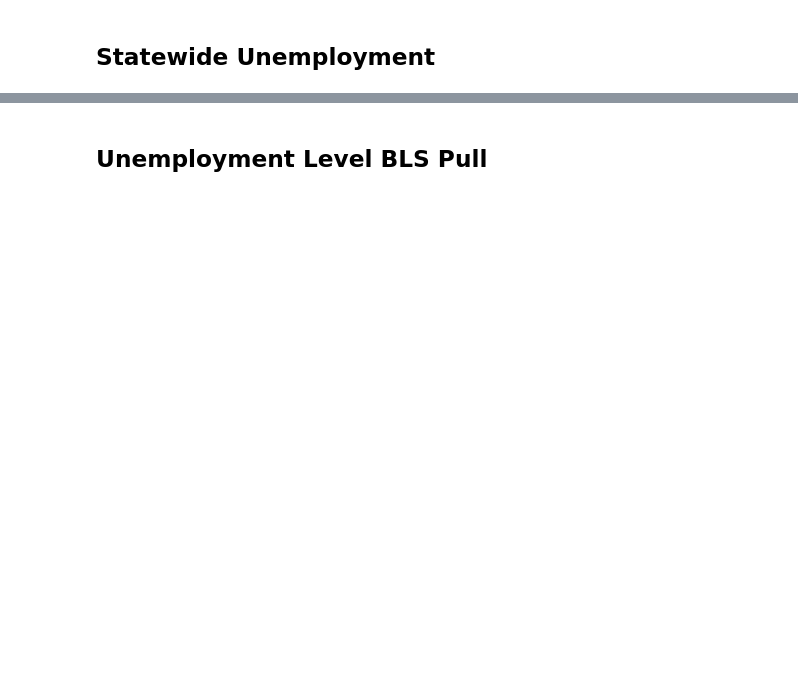
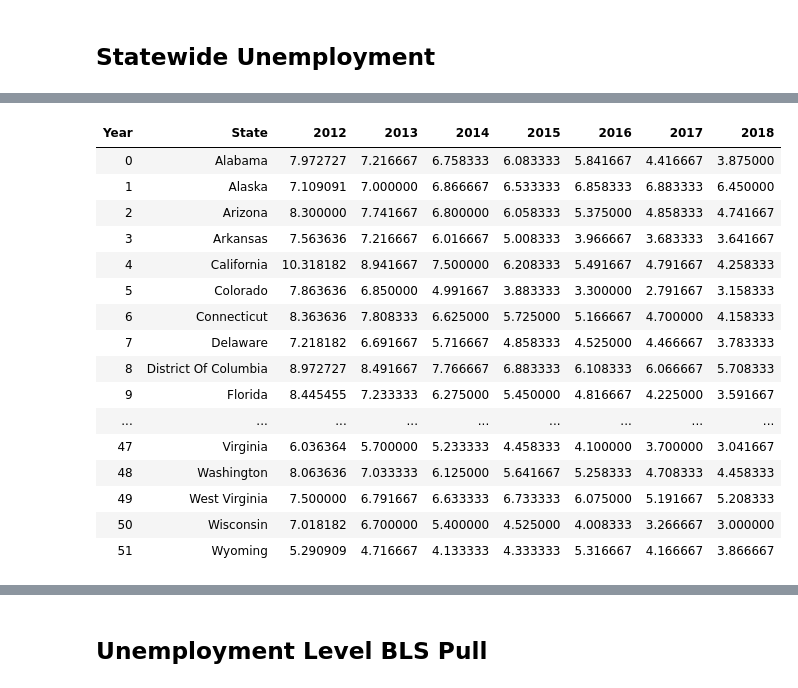
Before and after one commit to jasmine73317/Project-1_Unemployment_data, a Jupyter notebook: Data_Cleaning_for_Master.ipynb, the cells around one changed output, grey strips where cells are left out. Cells and saved outputs as stored; diff of their text form; code cells hidden in the pictures; blank space fills up the shorter version.

```diff
--- a/Data_Cleaning_for_Master.ipynb
+++ b/Data_Cleaning_for_Master.ipynb
@@ -543,0 +829,5 @@ merge_df_2.to_csv("state_merge_2.csv")
+# %%
+state_unemployment_df_3 = state_unemployment_df_3.drop(["Date"] , axis=1)
+state_unemployment_df_3 = state_unemployment_df_3.groupby("Year").mean()
+state_unemployment_df_3 = state_unemployment_df_3.transpose()
+state_unemployment_df_3.head()
@@ -543,0 +841,22 @@ merge_df_2.to_csv("state_merge_2.csv")
+# %%
+state_unemployment_df_3.reset_index(inplace=True)
+state_unemployment_df_3=state_unemployment_df_3.rename(columns={"index":"State"})
+state_unemployment_df_3
+# %% [output]
+| Year | State | 2012 | 2013 | 2014 | 2015 | 2016 | 2017 | 2018 |
+| 0 | Alabama | 7.972727 | 7.216667 | 6.758333 | 6.083333 | 5.841667 | 4.416667 | 3.875000 |
+| 1 | Alaska | 7.109091 | 7.000000 | 6.866667 | 6.533333 | 6.858333 | 6.883333 | 6.450000 |
+| 2 | Arizona | 8.300000 | 7.741667 | 6.800000 | 6.058333 | 5.375000 | 4.858333 | 4.741667 |
+| 3 | Arkansas | 7.563636 | 7.216667 | 6.016667 | 5.008333 | 3.966667 | 3.683333 | 3.641667 |
+| 4 | California | 10.318182 | 8.941667 | 7.500000 | 6.208333 | 5.491667 | 4.791667 | 4.258333 |
+| 5 | Colorado | 7.863636 | 6.850000 | 4.991667 | 3.883333 | 3.300000 | 2.791667 | 3.158333 |
+| 6 | Connecticut | 8.363636 | 7.808333 | 6.625000 | 5.725000 | 5.166667 | 4.700000 | 4.158333 |
+| 7 | Delaware | 7.218182 | 6.691667 | 5.716667 | 4.858333 | 4.525000 | 4.466667 | 3.783333 |
+| 8 | District Of Columbia | 8.972727 | 8.491667 | 7.766667 | 6.883333 | 6.108333 | 6.066667 | 5.708333 |
+| 9 | Florida | 8.445455 | 7.233333 | 6.275000 | 5.450000 | 4.816667 | 4.225000 | 3.591667 |
+| ... | ... | ... | ... | ... | ... | ... | ... | ... |
+| 47 | Virginia | 6.036364 | 5.700000 | 5.233333 | 4.458333 | 4.100000 | 3.700000 | 3.041667 |
+| 48 | Washington | 8.063636 | 7.033333 | 6.125000 | 5.641667 | 5.258333 | 4.708333 | 4.458333 |
+| 49 | West Virginia | 7.500000 | 6.791667 | 6.633333 | 6.733333 | 6.075000 | 5.191667 | 5.208333 |
+| 50 | Wisconsin | 7.018182 | 6.700000 | 5.400000 | 4.525000 | 4.008333 | 3.266667 | 3.000000 |
+| 51 | Wyoming | 5.290909 | 4.716667 | 4.133333 | 4.333333 | 5.316667 | 4.166667 | 3.866667 |
```
Also changed, not shown: parts of 32 cells of this notebook, 3 other files.
